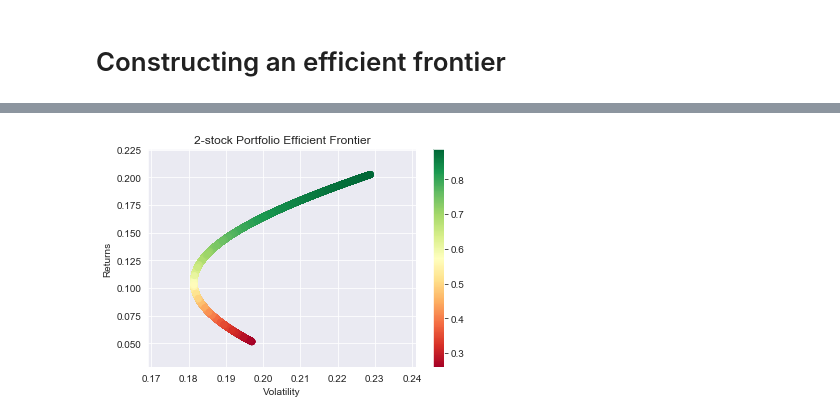
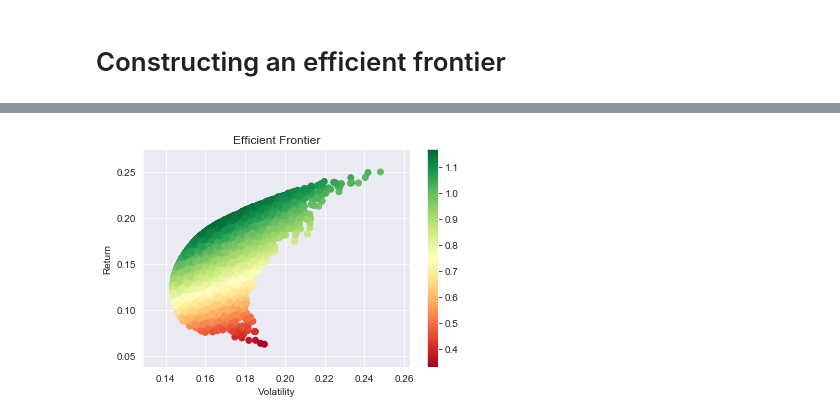
Before and after one commit to robertxbrown06/portfolio_analysis, a Jupyter notebook: 03_efficient_frontier.ipynb, the cells around one changed output, grey strips where cells are left out. Saved outputs shown, nothing was run; the diff lists cells and outputs as text; code cells hidden in the pictures.

Commit message:
Construct an efficient frontier

```diff
--- a/03_efficient_frontier.ipynb
+++ b/03_efficient_frontier.ipynb
@@ -40,0 +29,3 @@ cov_matrix = returns.cov()
+# %%
+# List the stock tickers
+tickers = df.columns
@@ -63,0 +82,3 @@ for i in range(num_portfolios):
+# %%
+# Load the stock data
+df = pd.read_csv('efficient_frontier_data.csv', index_col='Date', parse_dates=True)
@@ -63,0 +98,3 @@ for i in range(num_portfolios):
+# %%
+# Make a list of stocks
+tickers = df.columns
@@ -63,0 +114,23 @@ for i in range(num_portfolios):
+# %%
+# Set the number of simulations
+num_portfolios = 25000
+
+# Initialize simulatio results to all zeros
+results = np.zeros((3, num_portfolios))
+
+for i in range(num_portfolios):
+    # Generate random weights
+    weights = np.random.random(len(tickers))
+    # Normalize the weights and set the sum to 1
+    weights /= np.sum(weights)
+
+    # Calculate the portfolio return
+    portfolio_return = weights.T.dot(mean_return * 252)
+    # Calculate the portfolio volatility
+    portfolio_stdev = np.sqrt(weights.T.dot(cov_matrix * 252).dot(weights))
+
+    # Store the results in a defined array
+    results[0,i] = portfolio_return
+    results[1,i] = portfolio_stdev
+    # Cacluate the Sharpe ratio and store the result in the array
+    results[2,i] = (results[0,i] - rf) / results[1,i]
@@ -64,9 +140,9 @@ for i in range(num_portfolios):
 # %%
-results_df = pd.DataFrame(results.T, columns=['Ret','Vol','Sharpe'])
+# Plot the efficient frontier of multi-stock portfolio simulations
 plt.scatter(results_df.Vol, results_df.Ret, c=results_df.Sharpe, cmap='RdYlGn')
 plt.xlabel('Volatility')
-plt.ylabel('Returns')
-plt.title('2-stock Portfolio Efficient Frontier')
+plt.ylabel('Return')
+plt.title('Efficient Frontier')
 plt.colorbar();
 # %% [output]
-[figure, old version]
+[figure, new version]
```
Also changed, not shown: parts of 23 cells of this notebook.
